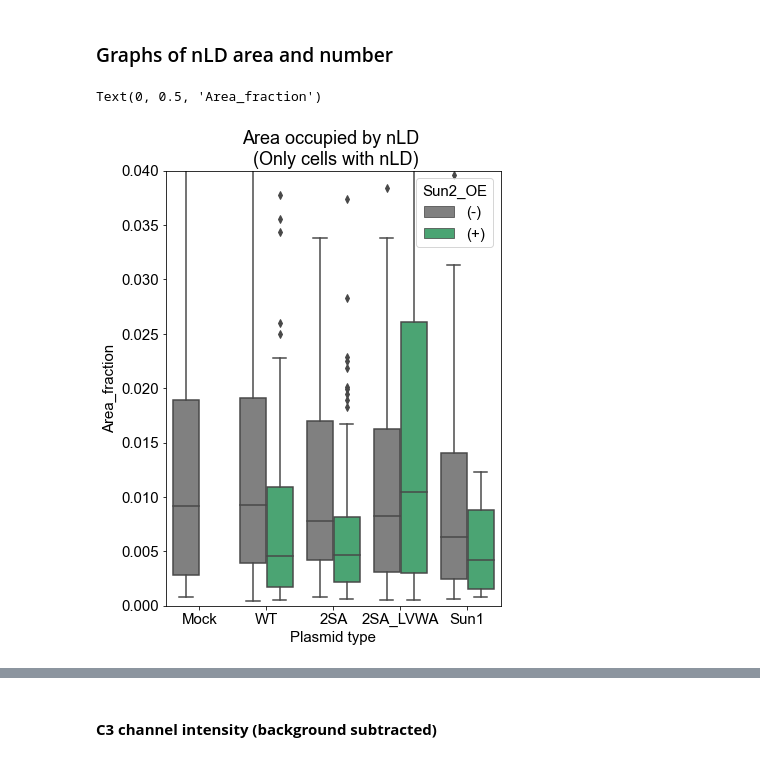
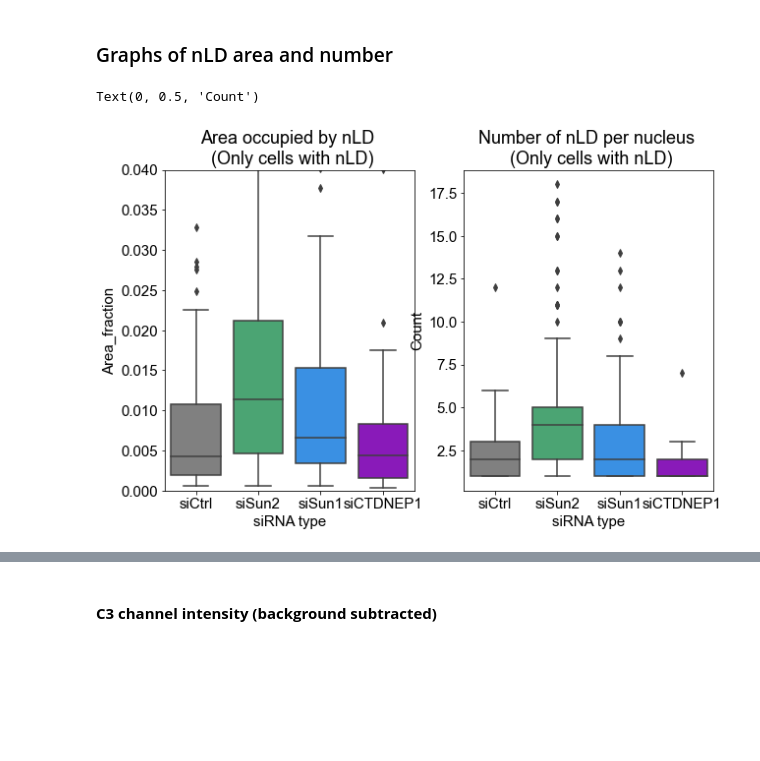
Before and after one commit to shokenlee/Lee_2023_Sun2-Lipid, a Jupyter notebook: Nuclear_LD.ipynb, the cells around one changed output, grey strips where cells are left out. Cells and saved outputs as stored; diff of their text form; code cells hidden in the pictures; blank space fills up the shorter version.

```diff
--- a/Nuclear_LD.ipynb
+++ b/Nuclear_LD.ipynb
@@ -93,20 +86,34 @@ df['nLD_area_fraction'] = df.total_nLD_area / df.Area
+# %%
+# nLD area per nucleus
+df['nLD_area_fraction'] = df.total_nLD_area / df.Area
+
+# Relative nLD_are_fraction normalized to the mean value of control condition
+mean_nLD_fraction_of_control = df[(df.number_of_nLD > 0) & (df['siRNA type'] == 'siCtrl')]['nLD_area_fraction'].mean()
+df['Relative_nLD_area_fraction'] = df.nLD_area_fraction / mean_nLD_fraction_of_control
 # %% [markdown]
 ## **3. Group cell/condition types**
 # %% [markdown]
 #### **Prepare column order for graphs**
 # %%
-# Pre-define groups (conditions) and its order in graphs
+# Groups (conditions) and its order in graphs
 group_name_options = ['siRNA type', 'Plasmid type']
-group_name = group_name_options[1]
-
 group_order_options = [
     ['siCtrl', 'siSun2', 'siSun1', 'siCTDNEP1'],
     ['Mock', 'WT', '2SA', '2SA_LVWA', 'Sun1']
 ]
-group_order = group_order_options[1]
 
-hue_name = 'Sun2_OE'
-hue_order = ['(-)', '(+)']
+group_name = group_name_options[0]
+group_order = group_order_options[0]
+
+# Hues
+hue_name_options = ['Experiments', 'Sun2_OE']
+hue_order_options = [
+    ['t1', 't2'],
+    ['(-)', '(+)']
+]
+
+hue_name = hue_name_options[0]
+hue_order = hue_order_options[0]
 # %% [markdown]
 #### **Cell type**
 # %%
@@ -130,3 +139,6 @@ df.loc[df['File name'].str.contains('Sun1'), 'Plasmid type'] = group_order[4]
+# %%
+df.loc[df['Path'].str.contains('P-225'), 'Experiments'] = hue_order[0]
+df.loc[df['Path'].str.contains('P-235'), 'Experiments'] = hue_order[1]
 # %% [markdown]
 #### **Sun2 OE Cutoff**
 # %%
@@ -262,41 +348,41 @@ fig.savefig(directory + '/Area_individual_nLD.pdf', bbox_inches='tight', transpa
 # %%
 # fig, ax = plt.subplots(1, 3, figsize=(15, 5))
 
-fig = plt.figure(figsize=(6,8))
+fig = plt.figure(figsize=(10,6))
 # ax_box = fig.add_axes([0.1, 0.1, 0.8, 0.8])
 
 # ax1 = fig.add_subplot(2,2,1)
 # ax1 = sns.boxplot(data=df, x=group_name, order=group_order, y='nLD_area_fraction', palette=my_pal)
 # plt.title('Area occupied by nLD \n (All cells)')
 # plt.ylabel('Area_fraction')
 # # plt.legend(bbox_to_anchor=(1.05, 1), title='Sun2 OE', loc='upper left', borderaxespad=0)
 # # plt.yscale('log')
 # # ax1.spines['top'].set_visible(False)
 # # ax_box.spines['right'].set_visible(False)
 
-ax2 = fig.add_subplot(1,1,1)
-ax2 = sns.boxplot(data=df[df.number_of_nLD > 0], x=group_name, order=group_order, hue=hue_name, hue_order=hue_order, y='nLD_area_fraction', palette=my_pal)
+ax2 = fig.add_subplot(121)
+ax2 = sns.boxplot(data=df[df.number_of_nLD > 0], x=group_name, order=group_order, y='nLD_area_fraction', palette=my_pal)
 plt.ylim([0, 0.04])
 plt.title('Area occupied by nLD \n (Only cells with nLD)')
 plt.ylabel('Area_fraction')
 
 # ax3 = fig.add_subplot(2,2,2)
 # ax3 = sns.boxplot(data=df[df.number_of_nLD > 0], x=group_name, order=group_order, y='nLD_area_fraction', palette=my_pal)
 # plt.ylim([0.04, 0.1])
 # plt.title('Area occupied by nLD \n (Only cells with nLD)')
 # plt.ylabel('Area_fraction')
 
 # ax3 = fig.add_subplot(2,2,3)
 # ax3 = sns.boxplot(data=df, x=group_name, order=group_order, y='number_of_nLD', palette=my_pal)
 # plt.title('Number of nLD per nucleus \n (All cells)')
 # plt.ylabel('Count')
 # # plt.yscale('log')
 
-# ax3 = fig.add_subplot(2,2,4)
-# ax3 = sns.boxplot(data=df[df.number_of_nLD > 0], x=group_name, order=group_order, y='number_of_nLD', palette=my_pal)
-# plt.title('Number of nLD per nucleus \n (Only cells with nLD)')
-# plt.ylabel('Count')
-# # # plt.yscale('log')
+ax3 = fig.add_subplot(122)
+ax3 = sns.boxplot(data=df[df.number_of_nLD > 0], x=group_name, order=group_order, y='number_of_nLD', palette=my_pal)
+plt.title('Number of nLD per nucleus \n (Only cells with nLD)')
+plt.ylabel('Count')
+# # plt.yscale('log')
 # %% [output]
-Text(0, 0.5, 'Area_fraction')
+Text(0, 0.5, 'Count')
-[figure, old version]
+[figure, new version]
```
Also changed, not shown: parts of 45 cells of this notebook, 2 other files.
